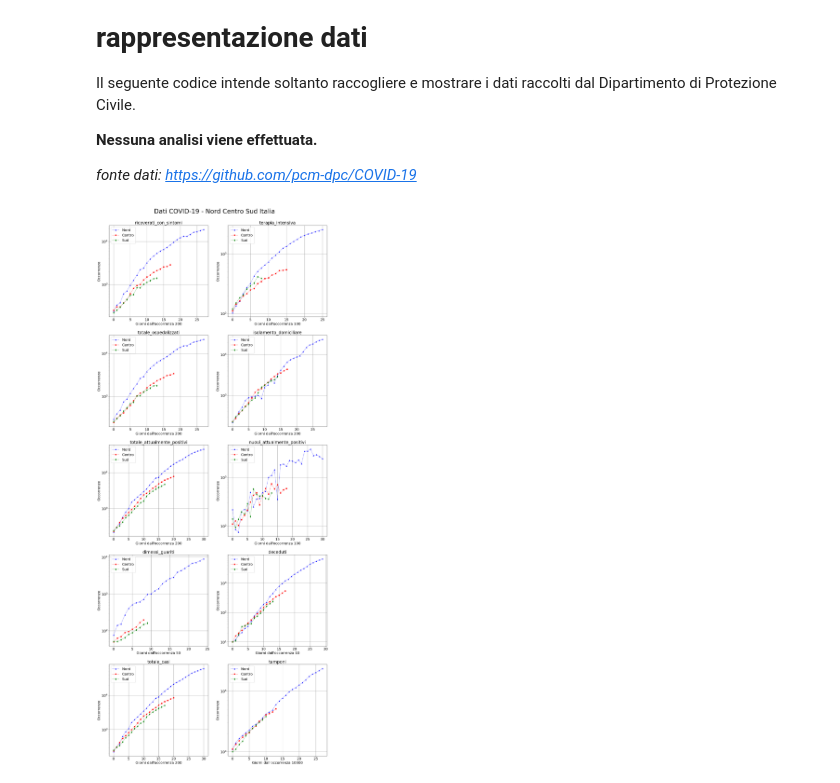
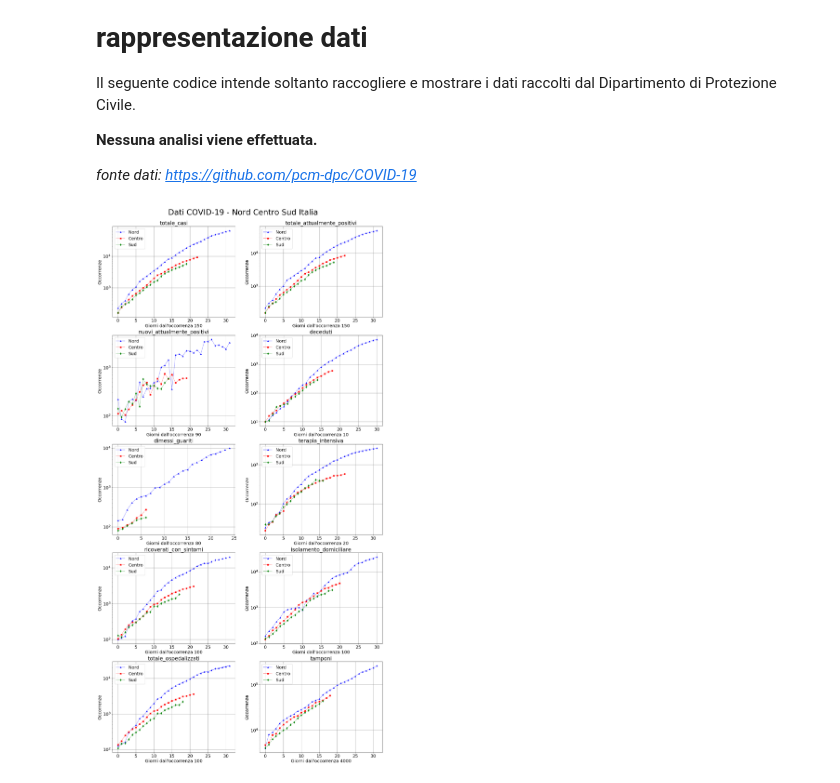
Before and after one commit to baggianato/Covid19, a Jupyter notebook: NCS-COVID19.ipynb, the cells around one changed output. Cells and saved outputs as stored; diff of their text form; code cells hidden in the pictures.

```diff
--- a/NCS-COVID19.ipynb
+++ b/NCS-COVID19.ipynb
@@ -29,21 +29,22 @@ sud = ['Abruzzo', 'Molise', 'Basilicata', 'Campania',
 
 
 dato = [
-    'ricoverati_con_sintomi',
-    'terapia_intensiva',
-    'totale_ospedalizzati',
-    'isolamento_domiciliare',
+    'totale_casi',
     'totale_attualmente_positivi',
     'nuovi_attualmente_positivi',
-    'dimessi_guariti','deceduti',
-    'totale_casi',
+    'deceduti',
+    'dimessi_guariti',
+    'terapia_intensiva',
+    'ricoverati_con_sintomi',
+    'isolamento_domiciliare',
+    'totale_ospedalizzati',
     'tamponi'
 ]
 
-taglio = [200, 100, 200, 200, 200, 100, 50, 10, 200, 1e4]
+taglio = [150, 150, 90, 10, 80, 20, 100, 100, 100, 4e3]
 # %%
 # costruzione figure
-fig=pylab.figure(figsize=(20, 50), dpi= 80, facecolor='w', edgecolor='k')
+fig=pylab.figure(figsize=(20, 40), dpi= 80, facecolor='w', edgecolor='k')
 fig.suptitle("Dati COVID-19 - Nord Centro Sud Italia", fontsize=32, y=0.90, va='center')
 a=1
 while a<len(dato):
@@ -70,31 +71,31 @@ while a<len(dato):
         tempon=np.arange(len(occo_nord[inn:]))
 
 
         inc=0
         while inc < len(occo_centro) and occo_centro[inc] < taglio[a-1]:
                 inc+=1
         tempoc=np.arange(len(occo_centro[inc:]))
 
 
         ins=0
         while ins < len(occo_sud) and occo_sud[ins]<taglio[a-1]:
                 ins+=1
         tempos=np.arange(len(occo_sud[ins:]))
 
         pylab.rc('font', size=18)
         pylab.subplot(5, 2, a)
         pylab.title('%s' % dato[a-1])
         pylab.xlabel('Giorni dall\'occorrenza %d' % taglio[a-1])
         pylab.ylabel('Occorrenze')
         pylab.yscale('log')
         pylab.grid(color='gray')
 
         pylab.plot(tempon, occo_nord[inn:], marker='^', linestyle=':', color='b', label='Nord')
         pylab.plot(tempoc, occo_centro[inc:], marker='s', linestyle=':', color='r', label='Centro')
         pylab.plot(tempos, occo_sud[ins:], marker='d', linestyle=':', color='g', label='Sud')
 
         pylab.legend()
 
         a=a+1
 # %% [output]
-[figure, old version]
+[figure, new version]
```
Also changed, not shown: 2 other files.
